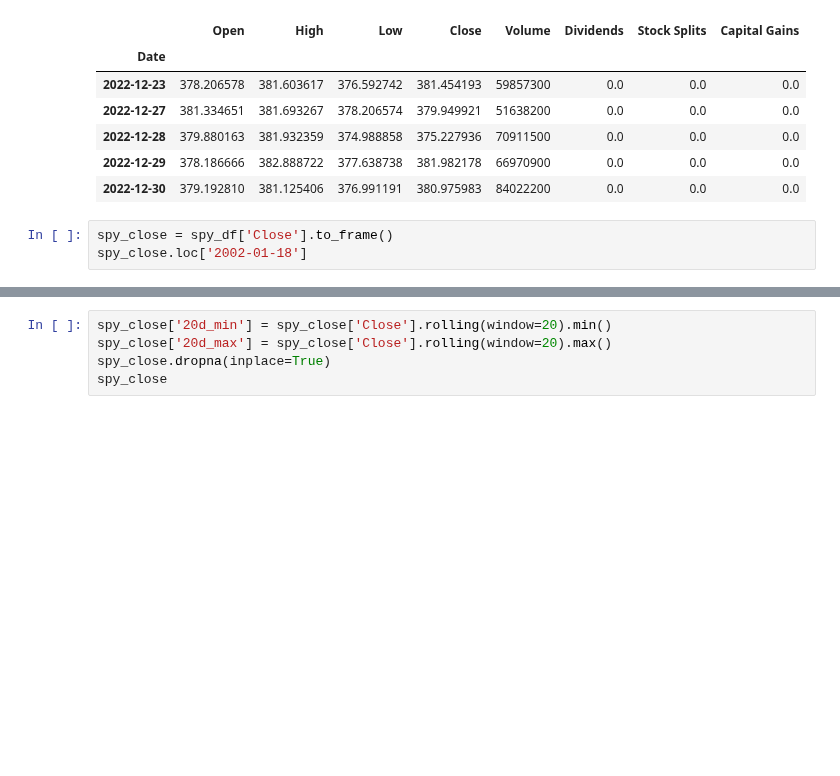
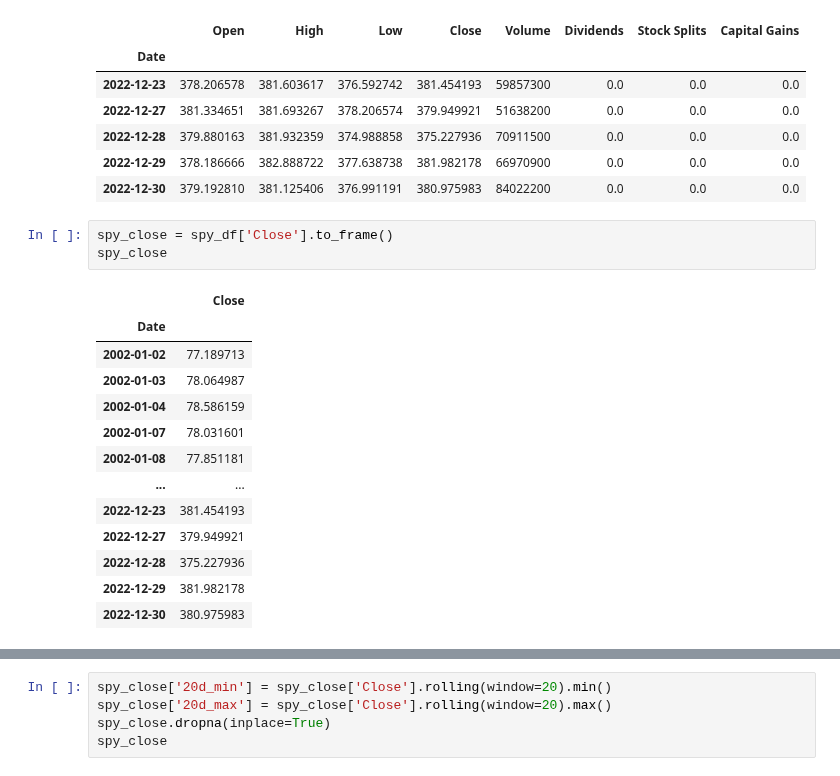
Before and after one commit to fadeeva/stock_market_research, a Jupyter notebook: classic/turtle_soup/simple/simple_TURTLE_SOUP.ipynb, the cells around one changed output, grey strips where cells are left out. Cells and saved outputs as stored; diff of their text form; blank space fills up the shorter version.

```diff
--- a/classic/turtle_soup/simple/simple_TURTLE_SOUP.ipynb
+++ b/classic/turtle_soup/simple/simple_TURTLE_SOUP.ipynb
@@ -42,5 +46,18 @@ spy_df.tail()
 | 2022-12-30 | 379.192810 | 381.125406 | 376.991191 | 380.975983 | 84022200 | 0.0 | 0.0 | 0.0 |
 # %%
 spy_close = spy_df['Close'].to_frame()
-spy_close.loc['2002-01-18']
+spy_close
 # %% [output]
+|  | Close |
+| Date |  |
+| 2002-01-02 | 77.189713 |
+| 2002-01-03 | 78.064987 |
+| 2002-01-04 | 78.586159 |
+| 2002-01-07 | 78.031601 |
+| 2002-01-08 | 77.851181 |
+| ... | ... |
+| 2022-12-23 | 381.454193 |
+| 2022-12-27 | 379.949921 |
+| 2022-12-28 | 375.227936 |
+| 2022-12-29 | 381.982178 |
+| 2022-12-30 | 380.975983 |
```
Also changed, not shown: parts of 7 cells of this notebook.
